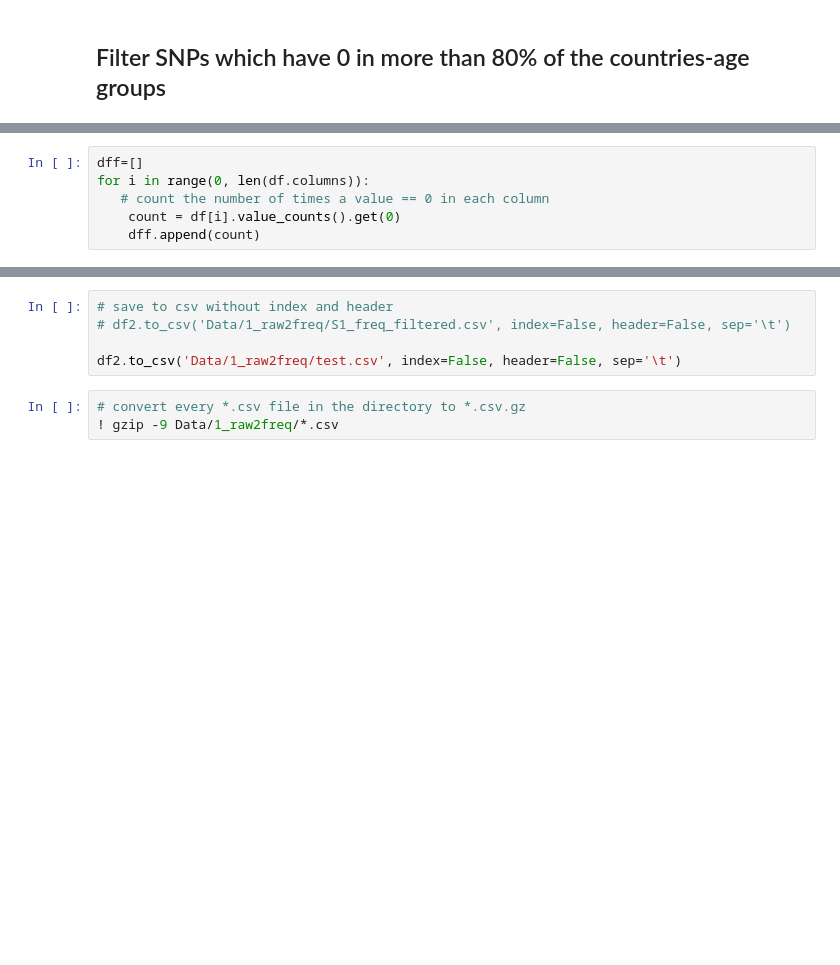
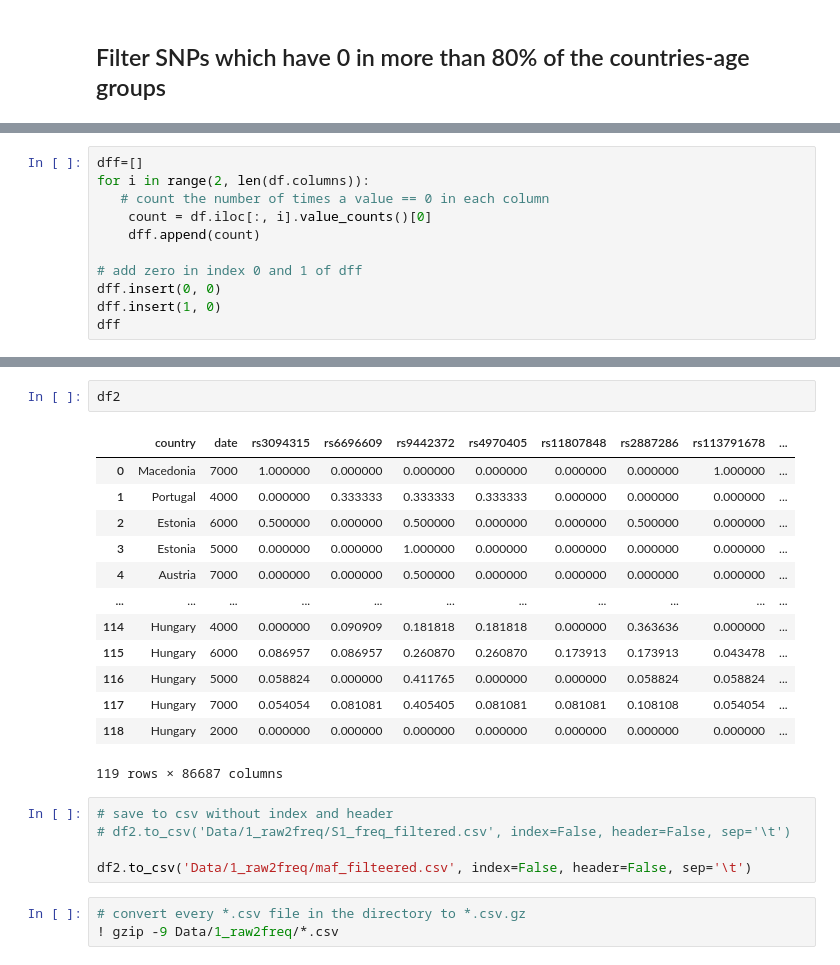
Before and after one commit to aradar46/Geographic_Population_Structure_GPS, a Jupyter notebook: 1_raw2freq.ipynb, the cells around one changed output, grey strips where cells are left out. Cells and saved outputs as stored; diff of their text form; blank space fills up the shorter version.

Commit message:
update data wrangling

```diff
--- a/1_raw2freq.ipynb
+++ b/1_raw2freq.ipynb
@@ -165,6 +198,11 @@ df.columns = ['country'] + columns[5:]
 # %%
 dff=[]
-for i in range(0, len(df.columns)):
+for i in range(2, len(df.columns)):
    # count the number of times a value == 0 in each column
-    count = df[i].value_counts().get(0)
+    count = df.iloc[:, i].value_counts()[0]
     dff.append(count)
+
+# add zero in index 0 and 1 of dff
+dff.insert(0, 0)
+dff.insert(1, 0)
+dff
@@ -183,8 +253,24 @@ df2.shape
+# %%
+df2
+# %% [output]
+|  | country | date | rs3094315 | rs6696609 | rs9442372 | rs4970405 | rs11807848 | rs2887286 | rs113791678 | ... |
+| 0 | Macedonia | 7000 | 1.000000 | 0.000000 | 0.000000 | 0.000000 | 0.000000 | 0.000000 | 1.000000 | ... |
+| 1 | Portugal | 4000 | 0.000000 | 0.333333 | 0.333333 | 0.333333 | 0.000000 | 0.000000 | 0.000000 | ... |
+| 2 | Estonia | 6000 | 0.500000 | 0.000000 | 0.500000 | 0.000000 | 0.000000 | 0.500000 | 0.000000 | ... |
+| 3 | Estonia | 5000 | 0.000000 | 0.000000 | 1.000000 | 0.000000 | 0.000000 | 0.000000 | 0.000000 | ... |
+| 4 | Austria | 7000 | 0.000000 | 0.000000 | 0.500000 | 0.000000 | 0.000000 | 0.000000 | 0.000000 | ... |
+| ... | ... | ... | ... | ... | ... | ... | ... | ... | ... | ... |
+| 114 | Hungary | 4000 | 0.000000 | 0.090909 | 0.181818 | 0.181818 | 0.000000 | 0.363636 | 0.000000 | ... |
+| 115 | Hungary | 6000 | 0.086957 | 0.086957 | 0.260870 | 0.260870 | 0.173913 | 0.173913 | 0.043478 | ... |
+| 116 | Hungary | 5000 | 0.058824 | 0.000000 | 0.411765 | 0.000000 | 0.000000 | 0.058824 | 0.058824 | ... |
+| 117 | Hungary | 7000 | 0.054054 | 0.081081 | 0.405405 | 0.081081 | 0.081081 | 0.108108 | 0.054054 | ... |
+| 118 | Hungary | 2000 | 0.000000 | 0.000000 | 0.000000 | 0.000000 | 0.000000 | 0.000000 | 0.000000 | ... |
+119 rows × 86687 columns
 # %%
 # save to csv without index and header
 # df2.to_csv('Data/1_raw2freq/S1_freq_filtered.csv', index=False, header=False, sep='\t')
 
-df2.to_csv('Data/1_raw2freq/test.csv', index=False, header=False, sep='\t')
+df2.to_csv('Data/1_raw2freq/maf_filteered.csv', index=False, header=False, sep='\t')
 # %%
 # convert every *.csv file in the directory to *.csv.gz
 ! gzip -9 Data/1_raw2freq/*.csv
```
Also changed, not shown: parts of 8 cells of this notebook, 7 other files.
